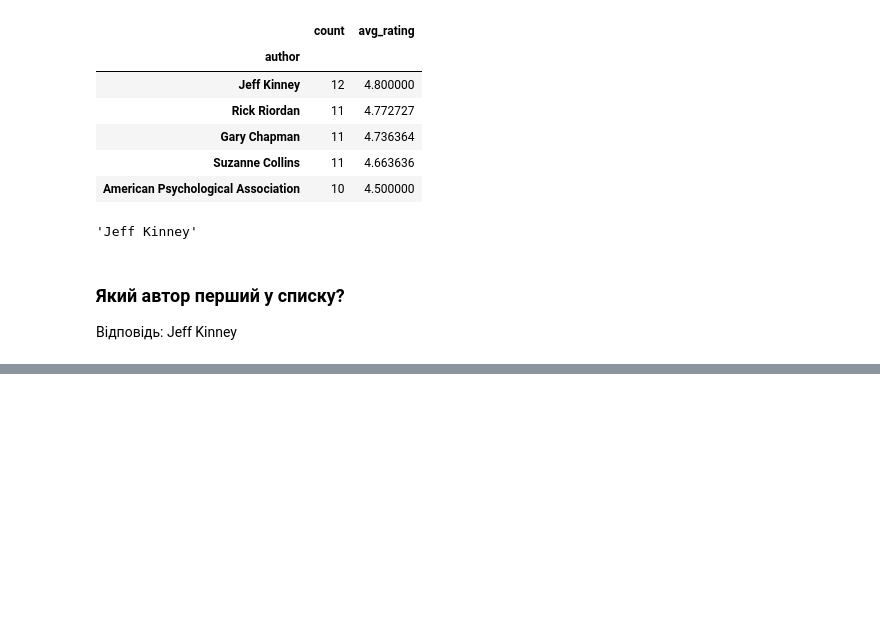
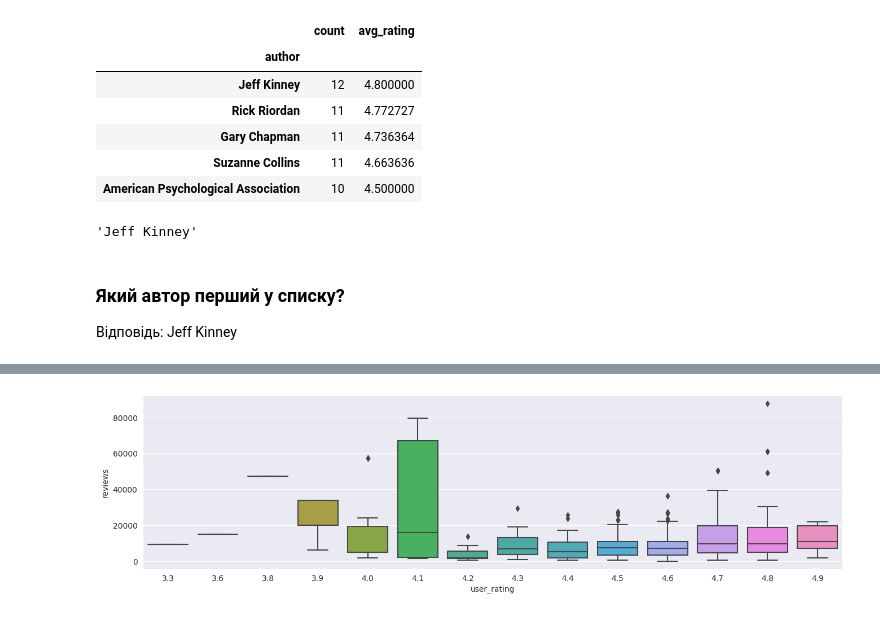
Before and after one commit to lexxai/goit_python_ds_hw_02, a Jupyter notebook: Hw2.3.ipynb, the cells around one changed output, grey strips where cells are left out. Cells and saved outputs as stored; diff of their text form; code cells hidden in the pictures; blank space fills up the shorter version.

```diff
--- a/Hw2.3.ipynb
+++ b/Hw2.3.ipynb
@@ -394,0 +440,6 @@ df_d.index[0]
+# %%
+plt.figure(figsize=(16,4))
+sns.boxplot(x="user_rating", y="reviews", data=df)
+plt.show()
+# %% [output]
+[figure, added]
```
Also changed, not shown: parts of 7 cells of this notebook.
